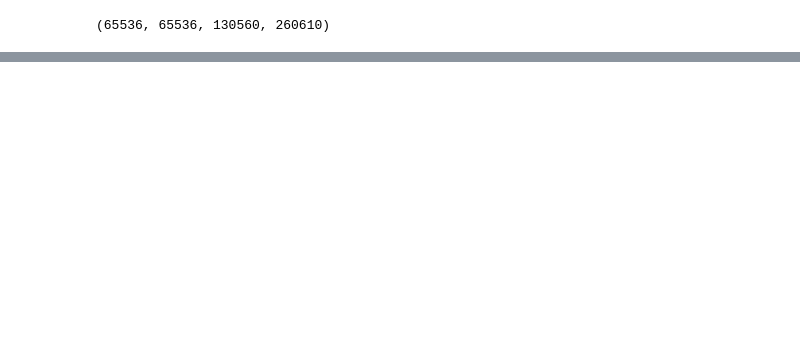
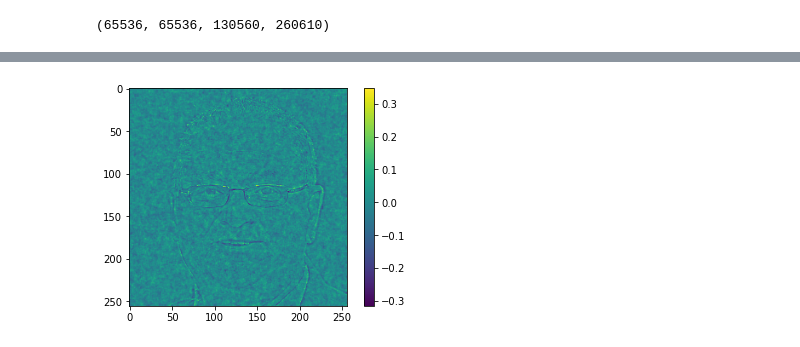
Before and after one commit to hollebenthiago/gsp, a Jupyter notebook: gsp2 - Image denoising.ipynb, the cells around one changed output, grey strips where cells are left out. Saved outputs shown, nothing was run; the diff lists cells and outputs as text; code cells hidden in the pictures; blank space fills up the shorter version.

```diff
--- a/gsp2 - Image denoising.ipynb
+++ b/gsp2 - Image denoising.ipynb
@@ -6,7 +6,10 @@ from ripser import ripser
 from persim import plot_diagrams
 import cv2
 # %%
-paths = ["imgs/im_proc/cameraman.jpg", "imgs/im_proc/pikachu.png", "imgs/im_proc/small_pikachu.png"]
+paths = ["imgs/im_proc/cameraman.jpg",
+         "imgs/im_proc/pikachu.png",
+         "imgs/im_proc/small_pikachu.png",
+         "imgs/im_proc/not_a_real_human.jpg"]
 # %%
 def setup(path):
 
@@ -37,7 +40,8 @@ def make_noisy_image(path, mu = 0, sigma = 0.2):
 
     return image_noisy, noises
 # %%
-i, x, y, t = 0, 92, 30, 80
+# i, x, y, t = 0, 92, 30, 80
+i, x, y, t = 3, 60, 40, 150
 mu, sigma = 0, 0.1
 
 image, image_flatten, (sizex, sizey) = setup(paths[i])
@@ -194,0 +178,6 @@ plt.imshow(gray_image)
+# %%
+plt.imshow(image.reshape(sizex * sizey, 3).T[0].reshape(sizex, sizey) - G_image_denoised.reshape(sizex * sizey, 3).T[0].reshape(sizex, sizey))
+plt.colorbar()
+plt.show()
+# %% [output]
+[figure, added]
```
Also changed, not shown: parts of 25 cells of this notebook, 1 other file.
